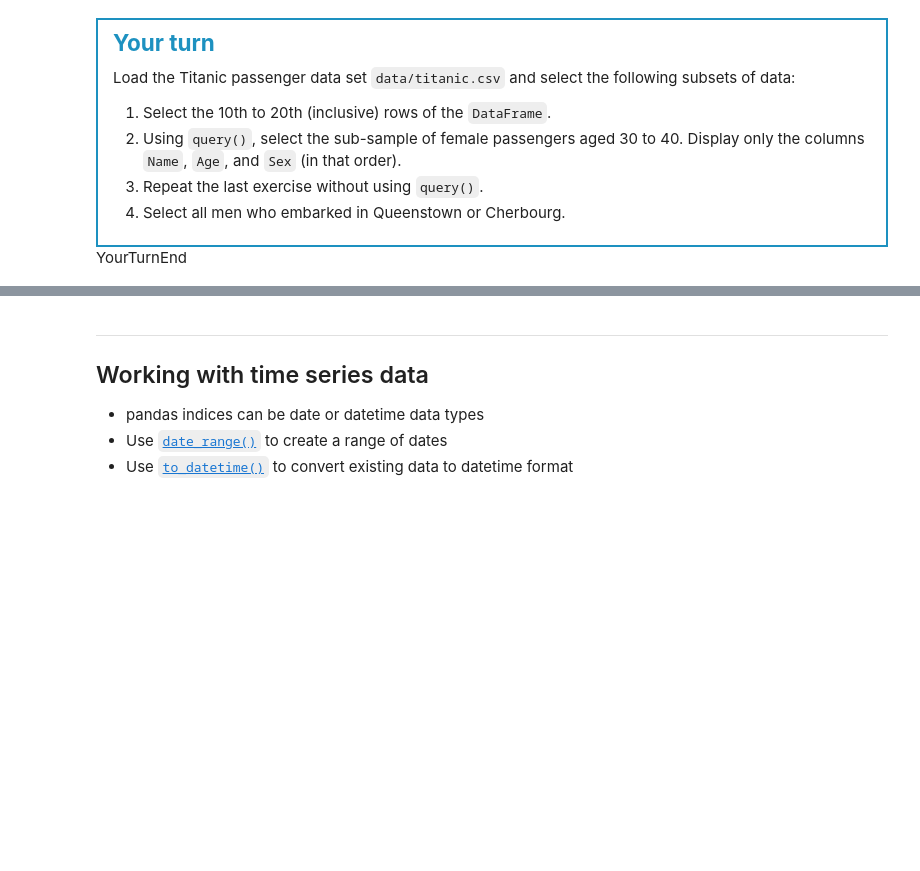
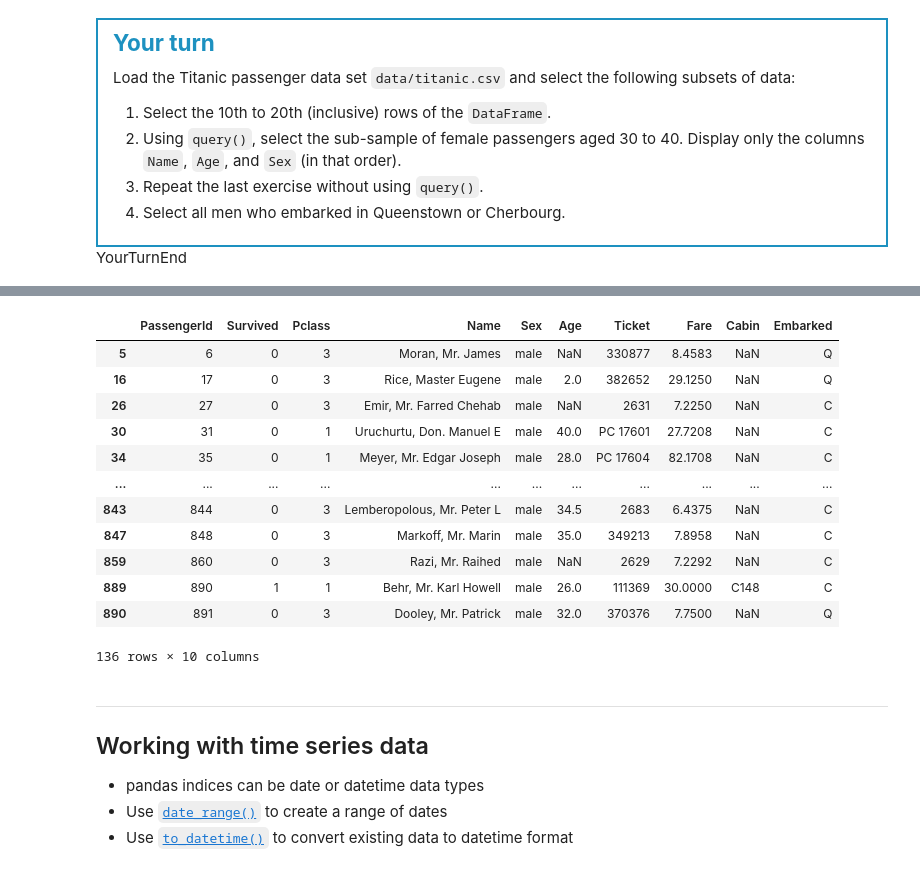
Before and after one commit to Sanitysr163216/TECH2-H26, a Jupyter notebook: lectures/lecture2/lecture2-template_TF.ipynb, the cells around one changed output, grey strips where cells are left out. Cells and saved outputs as stored; diff of their text form; code cells hidden in the pictures; blank space fills up the shorter version.

```diff
--- a/lectures/lecture2/lecture2-template_TF.ipynb
+++ b/lectures/lecture2/lecture2-template_TF.ipynb
@@ -697,3 +825,19 @@ Load the Titanic passenger data set `data/titanic.csv` and select the following
+# %%
+df.query('Sex == "male" & Embarked in ("Q", "C")')
+# %% [output]
+|  | PassengerId | Survived | Pclass | Name | Sex | Age | Ticket | Fare | Cabin | Embarked |
+| 5 | 6 | 0 | 3 | Moran, Mr. James | male | NaN | 330877 | 8.4583 | NaN | Q |
+| 16 | 17 | 0 | 3 | Rice, Master Eugene | male | 2.0 | 382652 | 29.1250 | NaN | Q |
+| 26 | 27 | 0 | 3 | Emir, Mr. Farred Chehab | male | NaN | 2631 | 7.2250 | NaN | C |
+| 30 | 31 | 0 | 1 | Uruchurtu, Don. Manuel E | male | 40.0 | PC 17601 | 27.7208 | NaN | C |
+| 34 | 35 | 0 | 1 | Meyer, Mr. Edgar Joseph | male | 28.0 | PC 17604 | 82.1708 | NaN | C |
+| ... | ... | ... | ... | ... | ... | ... | ... | ... | ... | ... |
+| 843 | 844 | 0 | 3 | Lemberopolous, Mr. Peter L | male | 34.5 | 2683 | 6.4375 | NaN | C |
+| 847 | 848 | 0 | 3 | Markoff, Mr. Marin | male | 35.0 | 349213 | 7.8958 | NaN | C |
+| 859 | 860 | 0 | 3 | Razi, Mr. Raihed | male | NaN | 2629 | 7.2292 | NaN | C |
+| 889 | 890 | 1 | 1 | Behr, Mr. Karl Howell | male | 26.0 | 111369 | 30.0000 | C148 | C |
+| 890 | 891 | 0 | 3 | Dooley, Mr. Patrick | male | 32.0 | 370376 | 7.7500 | NaN | Q |
+136 rows × 10 columns
 # %% [markdown]
 ***
 ## Working with time series data
```
Also changed, not shown: parts of 25 cells of this notebook, 1 other file.
